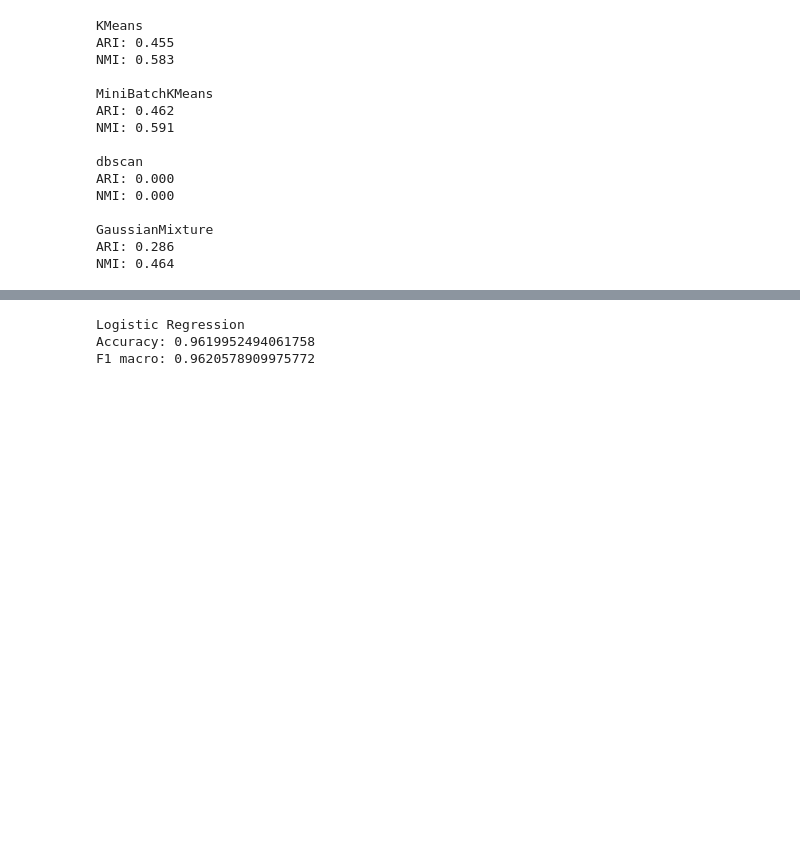
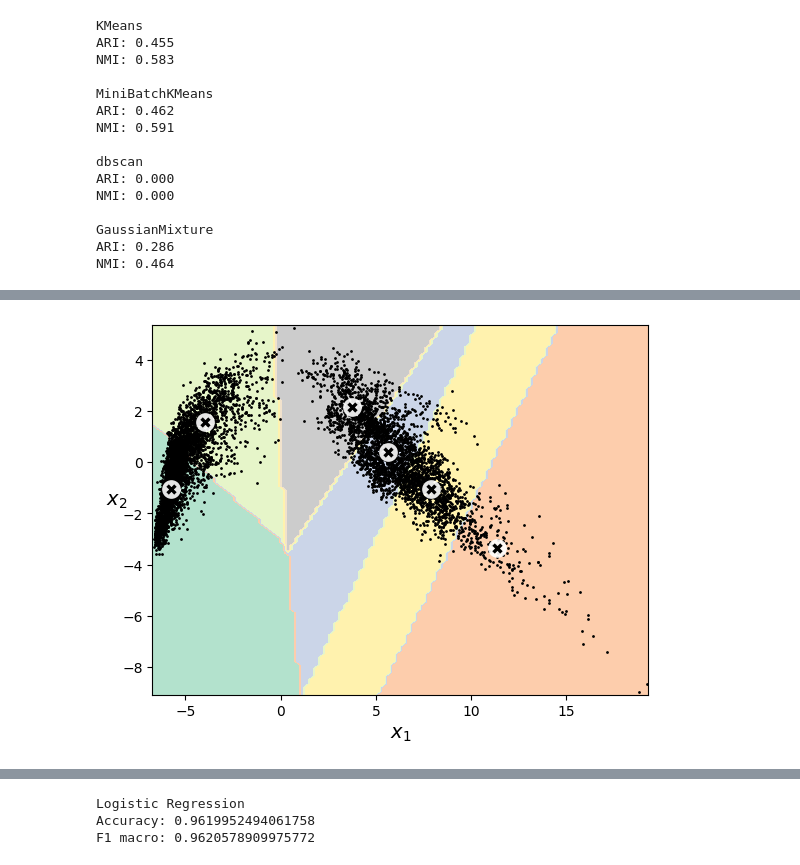
Before and after one commit to karolabramekkodilla/learning-git, a Jupyter notebook: 16.Clustering_zadanie/main.ipynb, the cells around one changed output, grey strips where cells are left out. Cells and saved outputs as stored; diff of their text form; code cells hidden in the pictures; blank space fills up the shorter version.

```diff
--- a/16.Clustering_zadanie/main.ipynb
+++ b/16.Clustering_zadanie/main.ipynb
@@ -171,0 +183,7 @@ model_pipeline = Pipeline([
+# %%
+KMeans_clf = KMeans(n_clusters=6, max_iter=100000, random_state=1)
+KMeans_clf.fit(X_train_2d)
+
+plot_decision_boundaries(KMeans_clf, X_train_2d)
+# %% [output]
+[figure, added]
```
Also changed, not shown: parts of 16 cells of this notebook.
